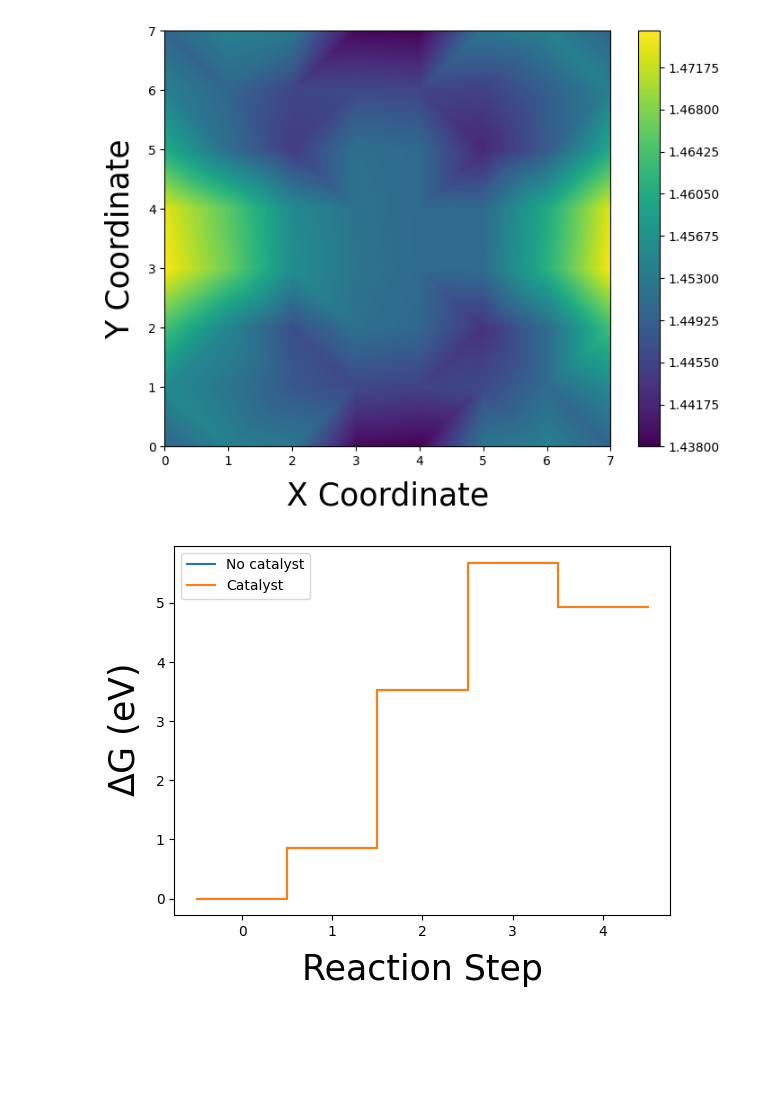
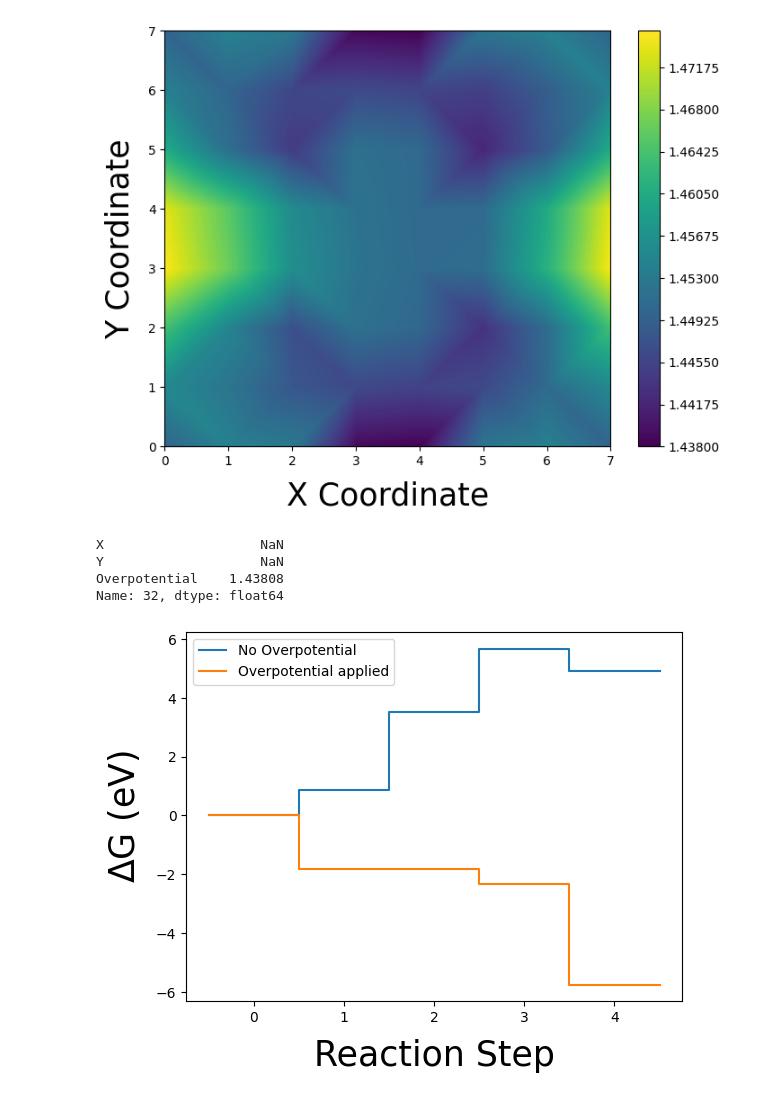
Before and after one commit to zzayah/BSU-Computational-Work-2024, a Jupyter notebook: qe_dev/Structures/SrCoO3/SrCoO3_A/overpotential/temp_graph_gen_for_poster.ipynb, the cells around one changed output. Drawn from its saved outputs; the diff is of its cells as text; code cells hidden in the pictures; blank space fills up the shorter version.

```diff
--- a/qe_dev/Structures/SrCoO3/SrCoO3_A/overpotential/temp_graph_gen_for_poster.ipynb
+++ b/qe_dev/Structures/SrCoO3/SrCoO3_A/overpotential/temp_graph_gen_for_poster.ipynb
@@ -23,7 +23,6 @@ def Overpotential(material_O_csv, material_OH_csv, material_OOH_csv, no_aborbate
     eH2O = 0
     eH2 = 0
     eMaterial = 0
-    redox_potential = +1.23
 
     if H2O_molecule is None:
         raise ValueError("This message is to ensure that you would like to use the default H2O molecule SCF energy. If you would like to, please set this value to 0. Otherwise, input your SCF energy for H2O.")
@@ -133,7 +132,7 @@ def Overpotential(material_O_csv, material_OH_csv, material_OOH_csv, no_aborbate
         final_df.to_csv("overpotential.csv", index=False)
 
     # plot the lowest point
-    def plot_lowest_point(i):
+    def plot_lowest_point(i, overpotential):
         eMaterialO = scf_df['O'][i]
         eMaterialOH = scf_df['OH'][i]
         eMaterialOOH = scf_df['OOH'][i]
@@ -182,10 +181,11 @@ def Overpotential(material_O_csv, material_OH_csv, material_OOH_csv, no_aborbate
 
         pH = 0.
         U = 4.92/4
-        DG1_U = DG1_SHE - kBT*np.log(10)*pH - U + redox_potential
-        DG2_U = DG2_SHE - kBT*np.log(10)*pH - U + redox_potential
-        DG3_U = DG3_SHE - kBT*np.log(10)*pH - U + redox_potential
-        DG4_U = DG4_SHE - kBT*np.log(10)*pH - U + redox_potential
+        print(overpotential)
+        DG1_U = DG1_SHE - kBT*np.log(10)*pH - U - overpotential[2]
+        DG2_U = DG2_SHE - kBT*np.log(10)*pH - U - overpotential[2]
+        DG3_U = DG3_SHE - kBT*np.log(10)*pH - U - overpotential[2]
+        DG4_U = DG4_SHE - kBT*np.log(10)*pH - U - overpotential[2]
 
         steps = np.array([-0.5,0.5, 1.5, 2.5, 3.5, 4.5])
         dgs_she = np.array([0,0, DG1_SHE, DG2_SHE, DG3_SHE, DG4_SHE])
@@ -193,7 +193,7 @@ def Overpotential(material_O_csv, material_OH_csv, material_OOH_csv, no_aborbate
         plt.step(steps,np.cumsum(dgs_she))
         plt.step(steps,np.cumsum(dgs_U))
         # one of the plots is the reaction steps with the catalyst and the other without. indicate this in the key
-        plt.legend(['No catalyst','Catalyst'])
+        plt.legend(['No Overpotential','Overpotential applied'])
         plt.xlabel('Reaction Step', labelpad=10, fontsize=25)
         plt.ylabel('$\Delta$G (eV)', labelpad=10, fontsize=25)
         plt.show()
@@ -207,32 +207,36 @@ def Overpotential(material_O_csv, material_OH_csv, material_OOH_csv, no_aborbate
 
     # Example data setup (assuming you already have this part from your script)
     x = []
     y = []
     for i in range(8):
         for j in range(8):
             x.append(i)
             y.append(j)
 
     # Assuming final_df['Overpotential'] is already computed and available
     overpotential_xy = pd.DataFrame({
         'X': x,
         'Y': y,
         'Overpotential': final_df['Overpotential']  # Make sure final_df['Overpotential'] is aligned with x and y
     })
 
     if show_plots:
         # Plotting
         plt.figure(figsize=(8, 6))
         plt.tricontourf(overpotential_xy['X'], overpotential_xy['Y'], overpotential_xy['Overpotential'], levels=150, cmap='viridis')
         plt.colorbar()
         plt.xlabel('X Coordinate', labelpad=10, fontsize=25)
         plt.ylabel('Y Coordinate', labelpad=10, fontsize=25)
 
         plt.show()
 
-        plot_lowest_point(lowest_point_index)
+        plot_lowest_point(lowest_point_index, lowest_point)
 
 Overpotential("SrCoO3_A_O_OUT.csv", "SrCoO3_A_OH_OUT.csv", "SrCoO3_A_OOH_OUT.csv", "test_over.csv", False, True, 0.0, 0.0, "SrCoO3_A_H_OUT.csv")
 # %% [output]
 [figure]
+X                    NaN
+Y                    NaN
+Overpotential    1.43808
+Name: 32, dtype: float64
-[figure, old version]
+[figure, new version]
```
Also changed, not shown: 22 other files.
